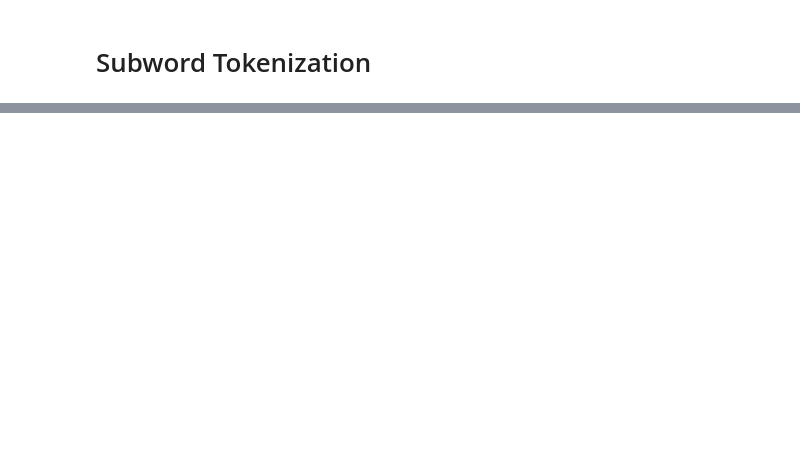
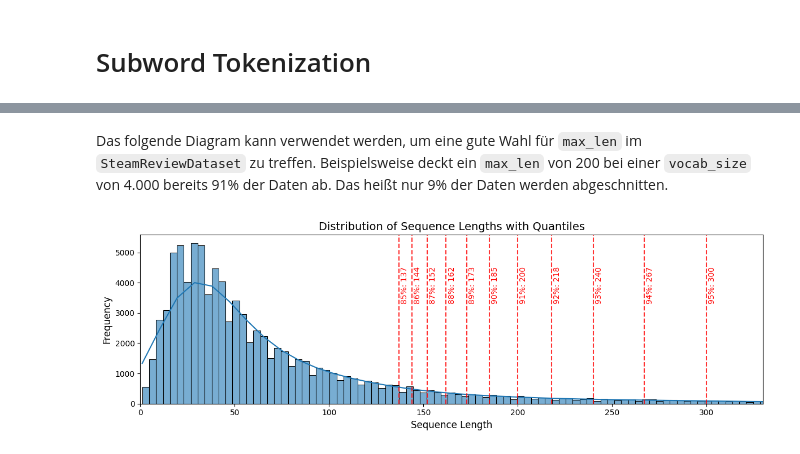
Before and after one commit to nkxxll/ANLP_CA2, a Jupyter notebook: src/subword_tokenizer.ipynb, the cells around one changed output, grey strips where cells are left out. Drawn from its saved outputs; the diff is of its cells as text; code cells hidden in the pictures; blank space fills up the shorter version.

```diff
--- a/src/subword_tokenizer.ipynb
+++ b/src/subword_tokenizer.ipynb
@@ -137,0 +168,45 @@ plt.show()
+# %% [markdown]
+Das folgende Diagram kann verwendet werden, um eine gute Wahl für `max_len` im `SteamReviewDataset` zu treffen.
+Beispielsweise deckt ein `max_len` von 200 bei einer `vocab_size` von 4.000 bereits 91% der Daten ab. Das heißt nur 9% der Daten werden abgeschnitten.
+# %%
+dataset = SteamReviewDataset(df, sp, padding=False)
+
+# Längen der Token-Sequenzen
+lengths = [len(tokens) for tokens, _ in dataset]
+
+# Berechnung der Quantile
+quantiles = pd.Series(lengths).quantile([x / 100 for x in range(85, 96, 1)])
+
+# Plot
+plt.figure(figsize=(12, 4))
+
+# Limit der x-Achse auf den letzten Quantilwert (mit Puffer)
+plt.xlim(0, quantiles.iloc[-1] * 1.1)
+
+# Histogramm der Sequenzlängen
+sns.histplot(lengths, bins=500, kde=True, alpha=0.6, label="Sequence Lengths")
+
+# Vertikale Linien und Labels für die Quantile
+for q, value in quantiles.items():
+    plt.axvline(
+        x=value,
+        linestyle="--",
+        color="red",
+        alpha=0.8,
+    )
+    plt.text(
+        x=value + 1,
+        y=plt.gca().get_ylim()[1] * 0.6,
+        s=f"{int(q * 100)}%: {int(value)}",
+        rotation=90,
+        color="red",
+    )
+
+# Labels und Titel
+plt.title("Distribution of Sequence Lengths with Quantiles", fontsize=14)
+plt.xlabel("Sequence Length", fontsize=12)
+plt.ylabel("Frequency", fontsize=12)
+plt.tight_layout()
+plt.show()
+# %% [output]
+[figure, added]
```
Also changed, not shown: parts of 7 cells of this notebook, 2 other files.
